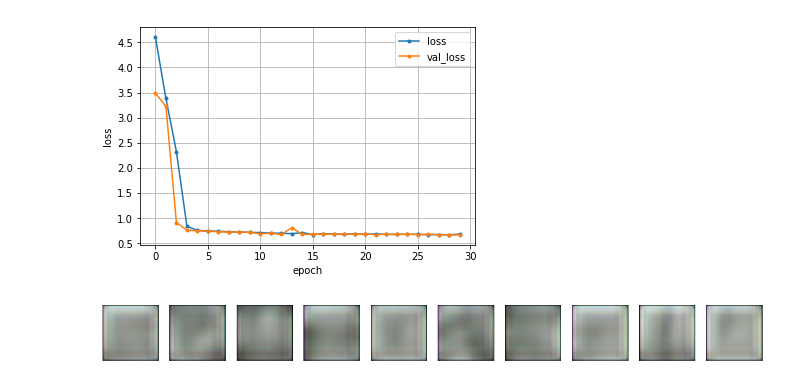
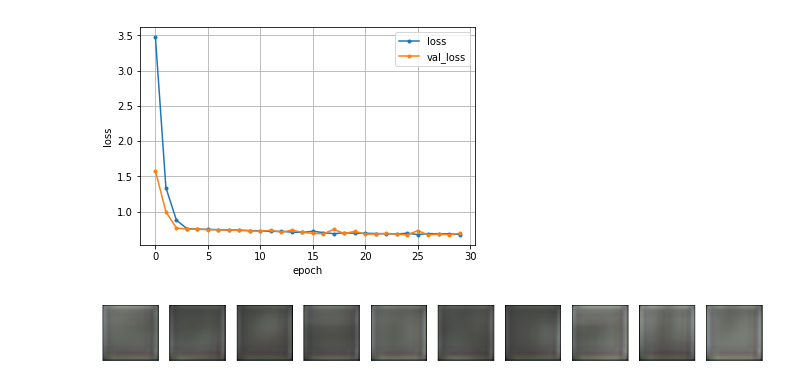
Before and after one commit to IISEC-Otsuka-lab/AutoEncoder, a Jupyter notebook: SoftMax-Copy1.ipynb, the cells around one changed output. Drawn from its saved outputs; the diff is of its cells as text; code cells hidden in the pictures.

```diff
--- a/SoftMax-Copy1.ipynb
+++ b/SoftMax-Copy1.ipynb
@@ -22,7 +22,7 @@ from keras.layers import Dense, Dropout, Activation, Flatten,Input
 color = 3;
 def dog_data_load():
     print("hai")
-    list = glob.glob('dog/*')
+    list = glob.glob('../dog/*')
     linumber = 1;
 
     image_li = np.empty((0,56,56,color), dtype=np.uint8)
@@ -72,12 +72,13 @@ encoder = Model(input_img,encoded)
 # at this point the representation is (4, 4, 8) i.e. 128-dimensional
 x = Dense(hidden_layer2, activation='relu')(encoded)
 x = Dense(hidden_layer1, activation='relu')(x)
+x = Conv2D(3, (3, 3), activation='relu', padding='same')(x)
+x = UpSampling2D((2, 2))(x)
 x = Conv2D(24, (3, 3), activation='relu', padding='same')(x)
-x = UpSampling2D((2, 2))(x)
-x = Conv2D(48, (3, 3), activation='relu', padding='same')(x)
 x = UpSampling2D((2, 2))(x)
 x = Conv2D(48, (3, 3), activation='relu',padding='same')(x)
 x = UpSampling2D((2, 2))(x)
+x = Conv2D(48, (3, 3), activation='relu',padding='same')(x)
 decoded = Conv2D(3, (3, 3), activation='relu', padding='same',name="softdog2")(x)
 
 
@@ -113,7 +114,8 @@ plt.xlabel('epoch')
 plt.ylabel('loss')
 
 decoded_imgs = autoencoder.predict(x_test,batch_size=256)
-dog_features = decoded_imgs
+print(decoded_imgs.shape)
+dog_features = decoded_imgs.flatten().tolist()
 print(decoded_imgs[1].shape)
 # 何個表示するか
 n = 10
@@ -148,4 +150,4 @@ Epoch 30/30
 (56, 56, 3)
-[figure, old version]
+[figure, new version]
-[figure, old version]
+[figure, new version]
 # %%
```
Also changed, not shown: parts of 2 cells of this notebook.
